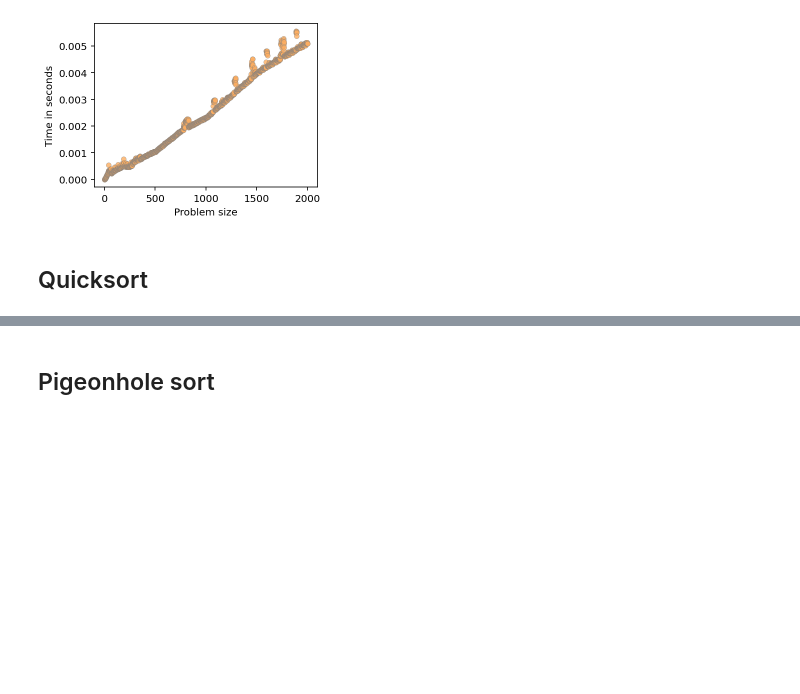
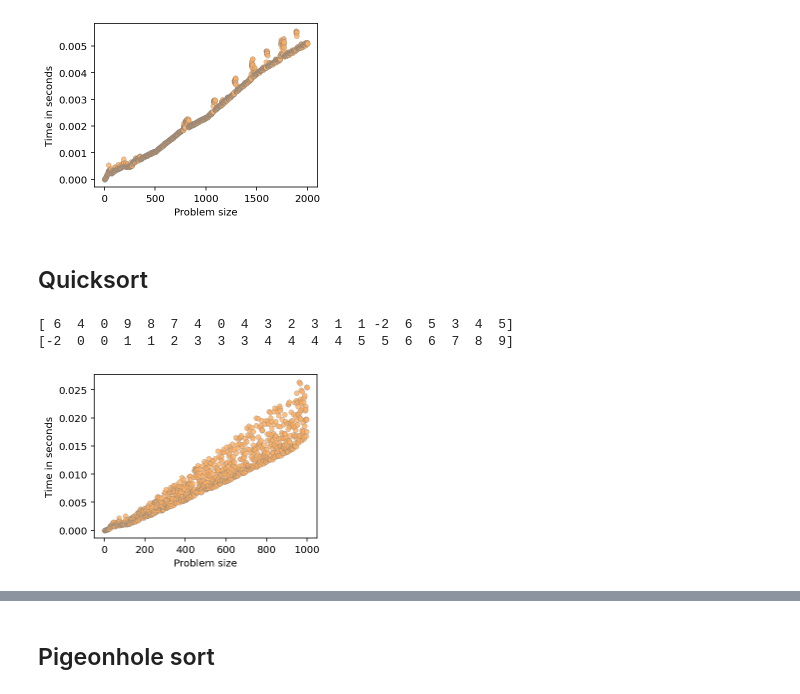
Before and after one commit to parrt/msds689, a Jupyter notebook: notes/sorting.ipynb, the cells around one changed output, grey strips where cells are left out. Cells and saved outputs as stored; diff of their text form; code cells hidden in the pictures; blank space fills up the shorter version.

```diff
--- a/notes/sorting.ipynb
+++ b/notes/sorting.ipynb
@@ -160,3 +160,33 @@ showtime(mergesort, A)
 [figure]
 # %% [markdown]
 ## Quicksort
+# %%
+def partition(A,lo,hi):
+    pivot = A[hi]    # pick last element as pivot
+    # Filter for all less/greater than pivot (ignore pivot spot)
+    left  = [A[i] for i in range(lo,hi) if A[i]<pivot]
+    right = [A[i] for i in range(lo,hi) if A[i]>=pivot]
+    A[lo:hi+1] = left+[pivot]+right # copy back to A
+    return lo + len(left) # return index of pivot
+# %%
+def qsort_(A, lo, hi):
+    if lo >= hi: return
+    pivot_idx = partition(A,lo,hi)
+    qsort_(A, lo, pivot_idx-1)
+    qsort_(A, pivot_idx+1, hi)
+
+def qsort(A):
+    return qsort_(A, lo=0, hi=len(A)-1)
+# %%
+A = np.random.randint(-2,10,20)
+print(A)
+qsort(A)
+print(A)
+# %% [output]
+[ 6  4  0  9  8  7  4  0  4  3  2  3  1  1 -2  6  5  3  4  5]
+[-2  0  0  1  1  2  3  3  3  4  4  4  4  5  5  6  6  7  8  9]
+# %%
+A = np.random.randint(1,100,1000)
+showtime(qsort, A)
+# %% [output]
+[figure, added]
```
Also changed, not shown: parts of 11 cells of this notebook.
